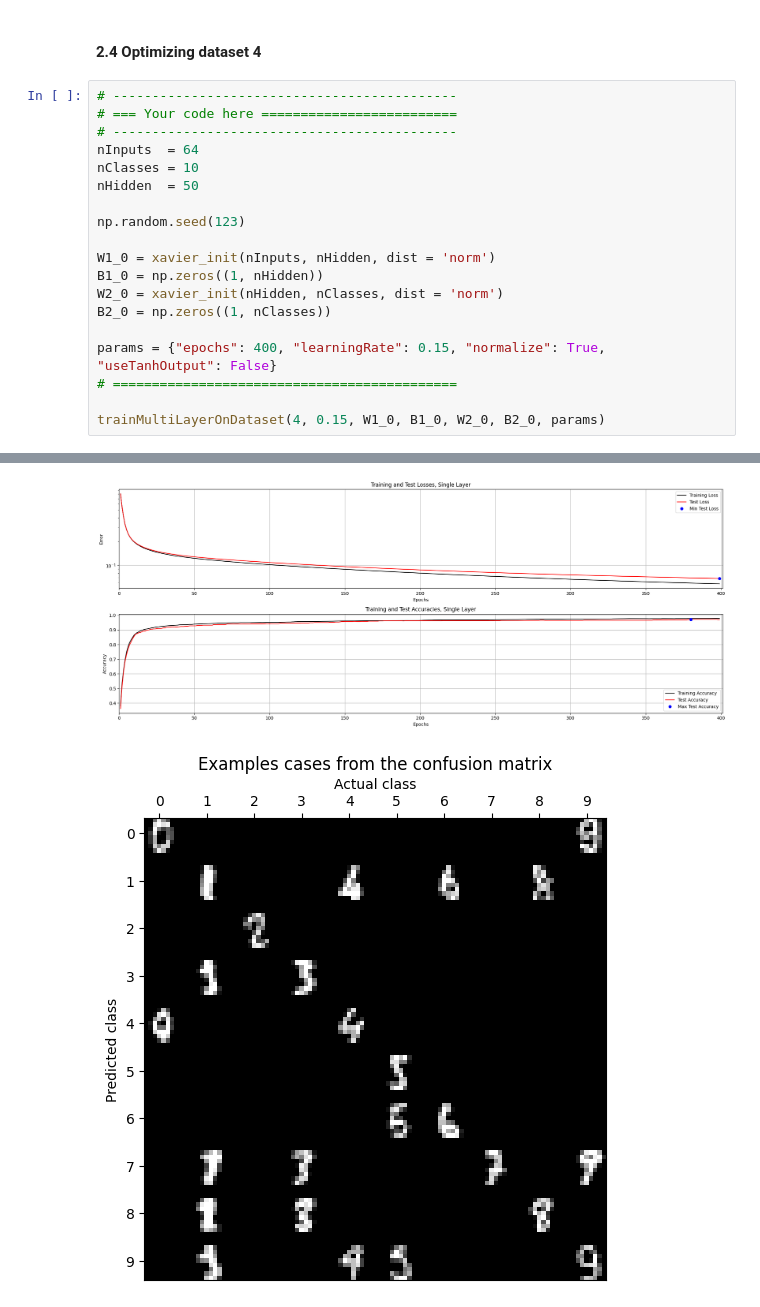
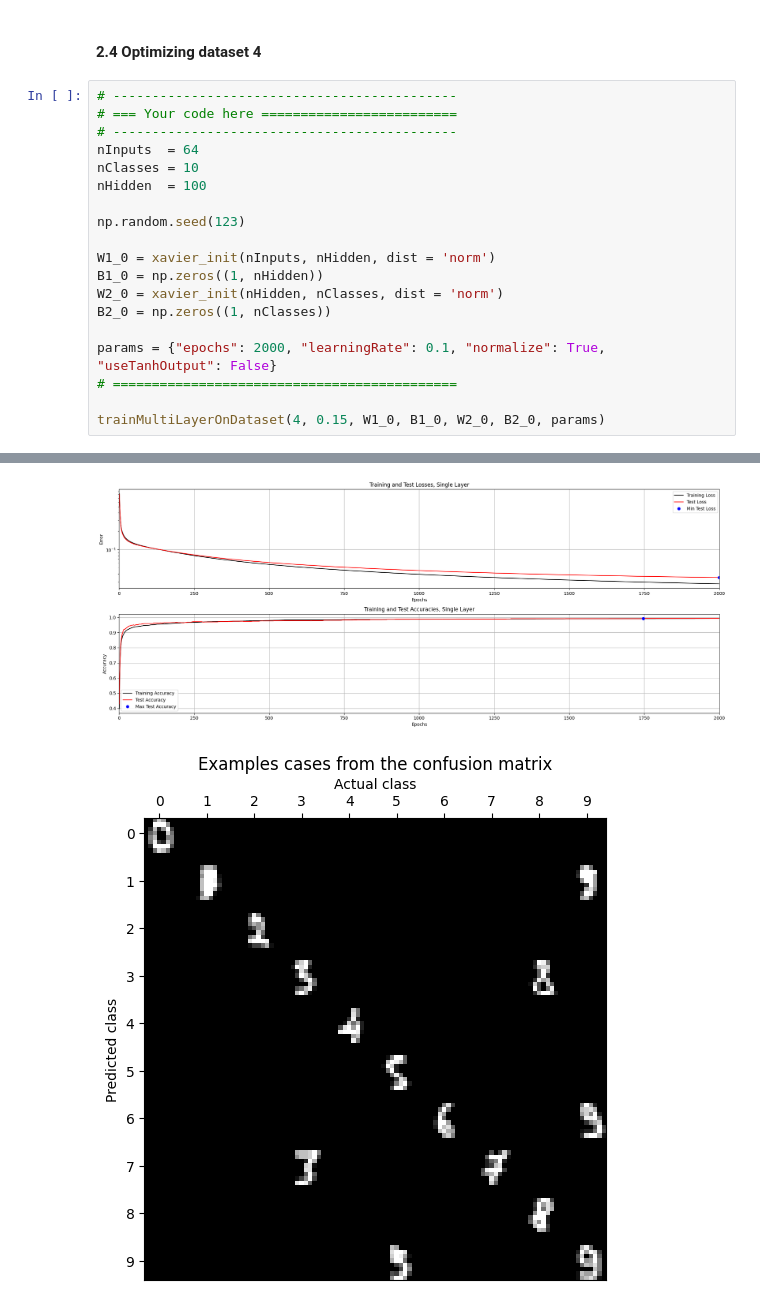
Before and after one commit to arreen/deeplearninglabs, a Jupyter notebook: 1_Back_propagation/1_Back_propagation/MultiLayer.ipynb, the cells around one changed output, grey strips where cells are left out. Saved outputs shown, nothing was run; the diff lists cells and outputs as text.

```diff
--- a/1_Back_propagation/1_Back_propagation/MultiLayer.ipynb
+++ b/1_Back_propagation/1_Back_propagation/MultiLayer.ipynb
@@ -517,7 +513,7 @@ We tried to normalize but the decision boundaries got sharper; we set more hidde
 # --------------------------------------------
 nInputs  = 64
 nClasses = 10
-nHidden  = 50
+nHidden  = 100
 
 np.random.seed(123)
 
@@ -526,7 +522,7 @@ B1_0 = np.zeros((1, nHidden))
 W2_0 = xavier_init(nHidden, nClasses, dist = 'norm')
 B2_0 = np.zeros((1, nClasses))
 
-params = {"epochs": 400, "learningRate": 0.15, "normalize": True, "useTanhOutput": False}
+params = {"epochs": 2000, "learningRate": 0.1, "normalize": True, "useTanhOutput": False}
 # ============================================
 
 trainMultiLayerOnDataset(4, 0.15, W1_0, B1_0, W2_0, B2_0, params)
@@ -547,5 +543,5 @@ Test data confusion matrix:
-[figure, old version]
+[figure, new version]
-[figure, old version]
+[figure, new version]
 # %% [markdown]
 #### **<span style="color:red">Question:</span>**
 
```
Also changed, not shown: parts of 11 cells of this notebook, 1 other file.
